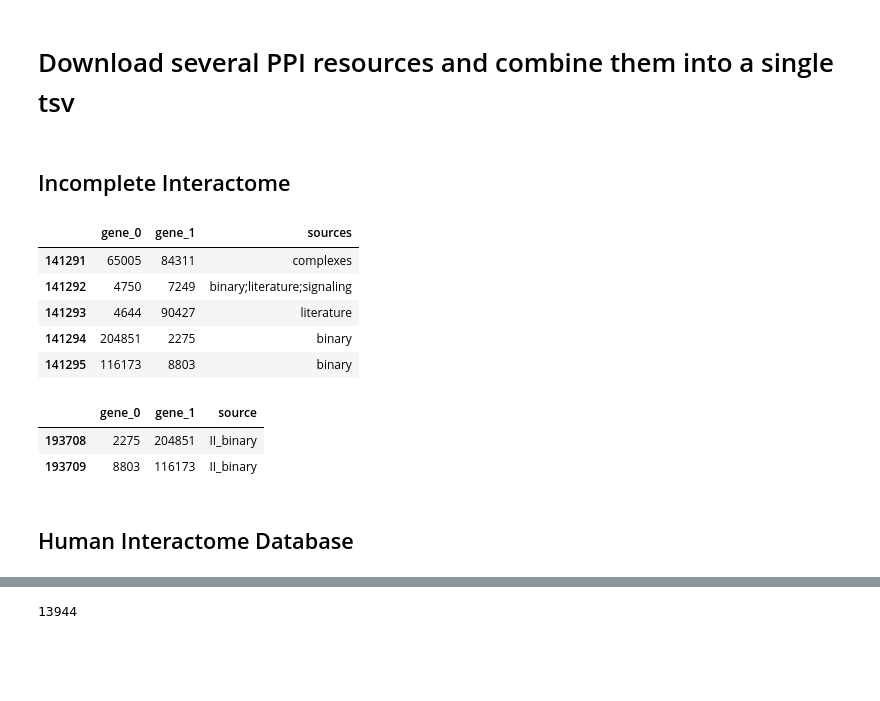
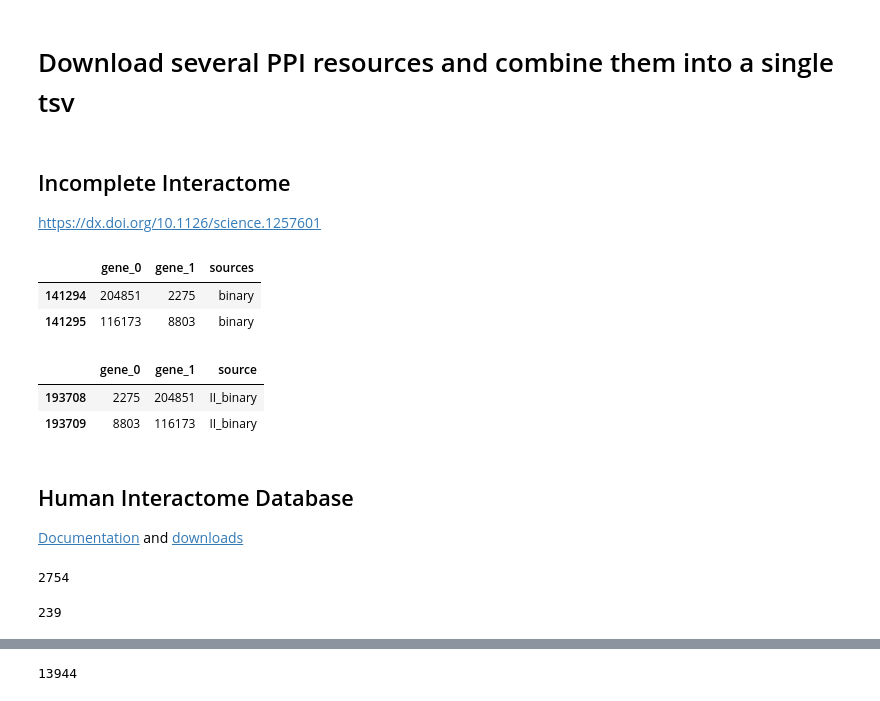
Before and after one commit to dhimmel/ppi, a Jupyter notebook: compile-PPIs.ipynb, the cells around one changed output, grey strips where cells are left out. Cells and saved outputs as stored; diff of their text form; code cells hidden in the pictures; blank space fills up the shorter version.

```diff
--- a/compile-PPIs.ipynb
+++ b/compile-PPIs.ipynb
@@ -28,18 +30,18 @@ def order_genes_in_df(df):
 # %%
 columns = ['gene_0', 'gene_1', 'source']
-# %% [markdown]
-## Incomplete Interactome
+# %% [markdown]
+## Incomplete Interactome
+
+https://dx.doi.org/10.1126/science.1257601
 # %%
+# read dataset inside of zipfile
 with zipfile.ZipFile('download/ii/Datasets_S1-S4.zip') as zip_file:
     with zip_file.open('data/DataS1_interactome.tsv', 'r') as read_file:
         ii_df = pandas.read_table(read_file, comment='#', names=['gene_0', 'gene_1', 'sources'])
 
-ii_df.tail()
+ii_df.tail(2)
 # %% [output]
 |  | gene_0 | gene_1 | sources |
-| 141291 | 65005 | 84311 | complexes |
-| 141292 | 4750 | 7249 | binary;literature;signaling |
-| 141293 | 4644 | 90427 | literature |
 | 141294 | 204851 | 2275 | binary |
 | 141295 | 116173 | 8803 | binary |
 # %%
@@ -58,5 +61,27 @@ ii_df.tail(2)
 |  | gene_0 | gene_1 | source |
 | 193708 | 2275 | 204851 | II_binary |
 | 193709 | 8803 | 116173 | II_binary |
-# %% [markdown]
-## Human Interactome Database
+# %% [markdown]
+## Human Interactome Database
+
+[Documentation](http://interactome.dfci.harvard.edu/H_sapiens/index.php?page=home) and [downloads](http://interactome.dfci.harvard.edu/H_sapiens/index.php?page=download)
+# %%
+# HI-I-05
+raul_df = pandas.read_table('download/hid/HI-I-05.tsv')
+raul_df = raul_df[['Entrez Gene IDA', 'Entrez Gene IDB']]
+raul_df['source'] = 'HI-I-05'
+raul_df.columns = columns
+raul_df = order_genes_in_df(raul_df)
+len(raul_df)
+# %% [output]
+2754
+# %%
+# Venkatesan-09
+venk_df = pandas.read_table('download/hid/Venkatesan-09.tsv')
+venk_df = venk_df[['DB Entrez Gene IDA', 'AD Entrez Gene ID']]
+venk_df['source'] = 'Venkatesan-09'
+venk_df.columns = columns
+venk_df = order_genes_in_df(venk_df)
+len(venk_df)
+# %% [output]
+239
```
Also changed, not shown: parts of 21 cells of this notebook, 5 other files.
